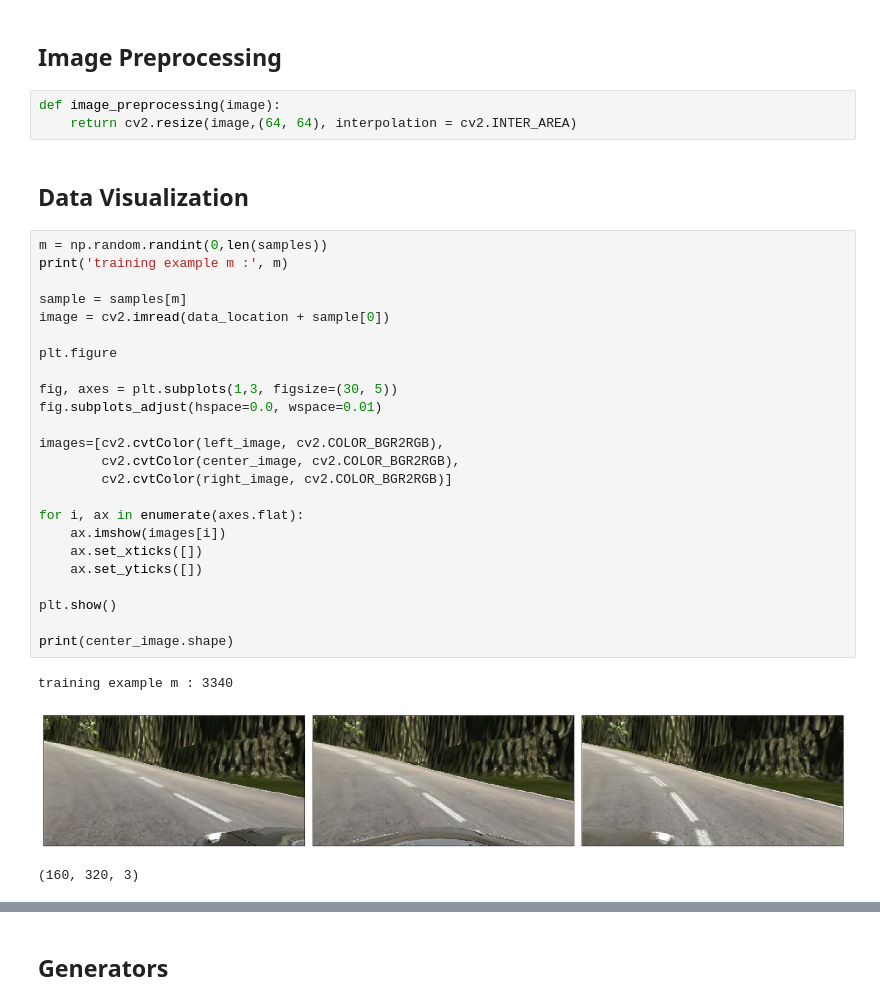
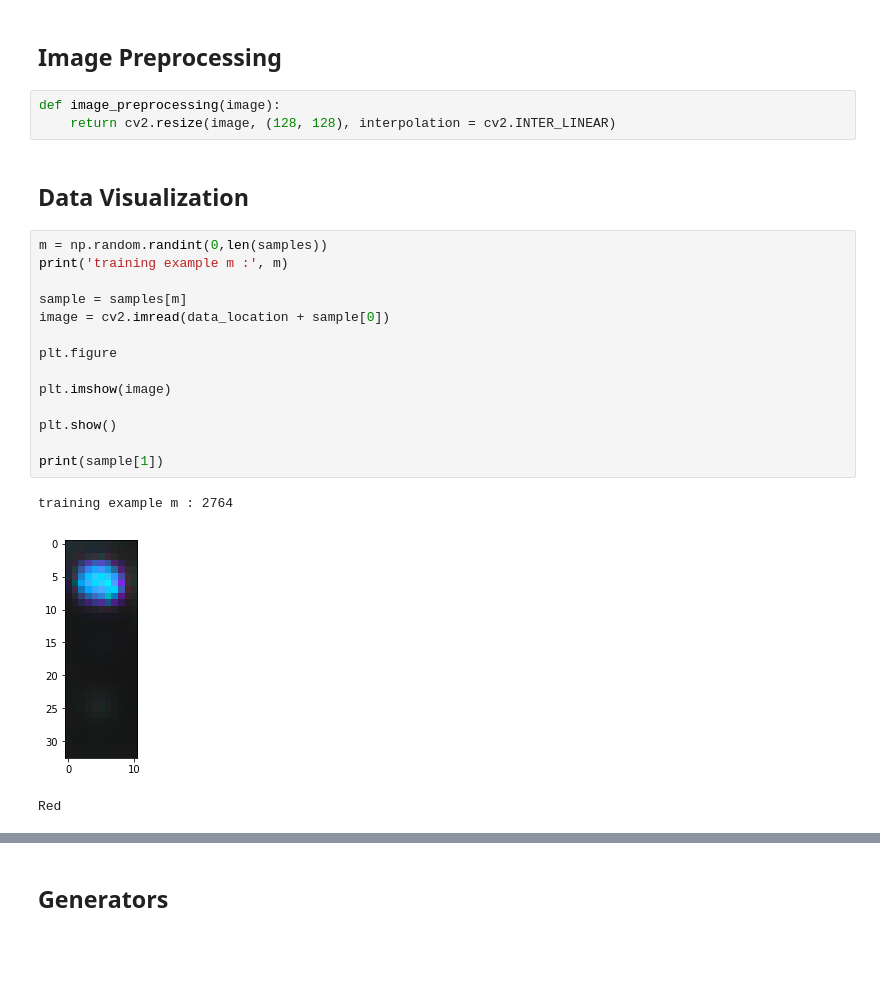
Before and after one commit to carndbumblebee/CarND-Capstone, a Jupyter notebook: ros/src/tl_detector/light_classification/model.ipynb, the cells around one changed output, grey strips where cells are left out. Saved outputs shown, nothing was run; the diff lists cells and outputs as text; blank space fills up the shorter version.

Commit message:
First pass of traffic light training

```diff
--- a/ros/src/tl_detector/light_classification/model.ipynb
+++ b/ros/src/tl_detector/light_classification/model.ipynb
@@ -41,34 +41,24 @@ train_samples, validation_samples = train_test_split(samples, test_size = 0.2)
 ## Image Preprocessing
 # %%
 def image_preprocessing(image):
-    return cv2.resize(image,(64, 64), interpolation = cv2.INTER_AREA)
+    return cv2.resize(image, (128, 128), interpolation = cv2.INTER_LINEAR)
 # %% [markdown]
 ## Data Visualization
 # %%
 m = np.random.randint(0,len(samples))
 print('training example m :', m)
 
 sample = samples[m]
 image = cv2.imread(data_location + sample[0])
 
 plt.figure
 
-fig, axes = plt.subplots(1,3, figsize=(30, 5))
-fig.subplots_adjust(hspace=0.0, wspace=0.01)
-
-images=[cv2.cvtColor(left_image, cv2.COLOR_BGR2RGB),
-        cv2.cvtColor(center_image, cv2.COLOR_BGR2RGB),
-        cv2.cvtColor(right_image, cv2.COLOR_BGR2RGB)]
-
-for i, ax in enumerate(axes.flat):
-    ax.imshow(images[i])
-    ax.set_xticks([])
-    ax.set_yticks([])
+plt.imshow(image)
 
 plt.show()
 
-print(center_image.shape)
+print(sample[1])
 # %% [output]
-training example m : 3340
+training example m : 2764
-[figure, old version]
+[figure, new version]
-(160, 320, 3)
+Red
```
Also changed, not shown: parts of 14 cells of this notebook, 2 other files.
